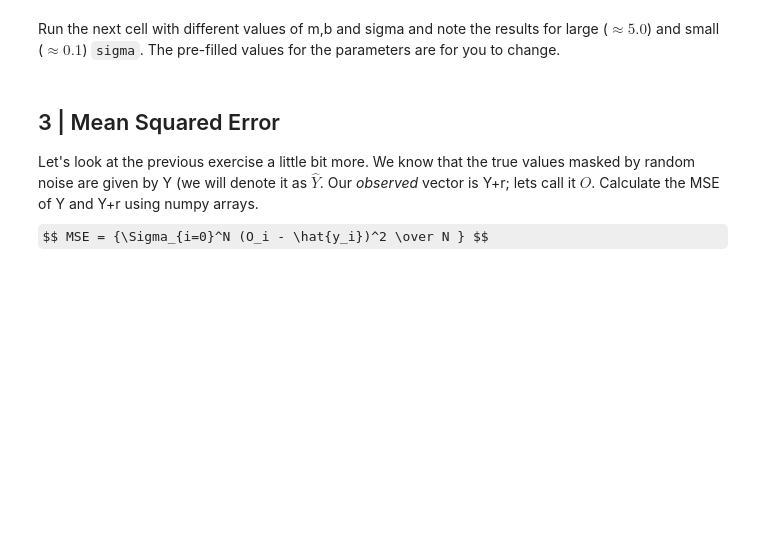
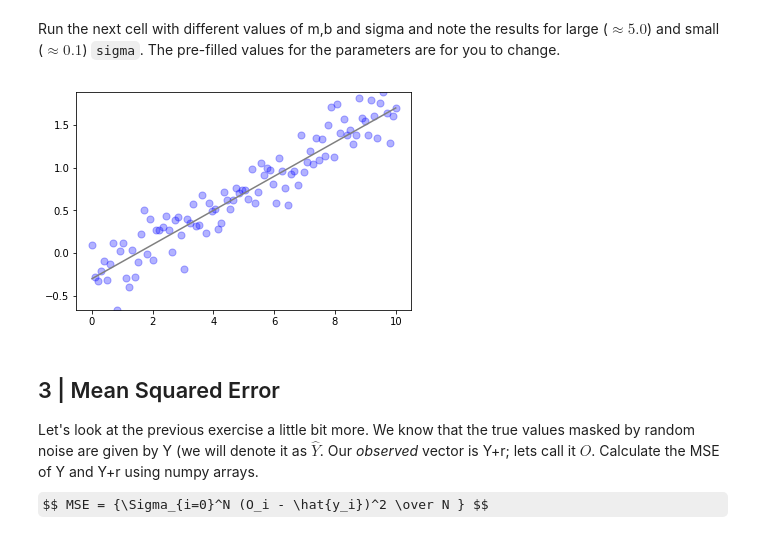
Before and after one commit to zkhundkar/ConnectIntensive, a Jupyter notebook: 02a Python-Numpy-matplotlib.ipynb, the cells around one changed output. Drawn from its saved outputs; the diff is of its cells as text; code cells hidden in the pictures; some formulas as TeX source; blank space fills up the shorter version.

```diff
--- a/02a Python-Numpy-matplotlib.ipynb
+++ b/02a Python-Numpy-matplotlib.ipynb
@@ -252,9 +270,9 @@ That's most of the walkthrough. Let's put together a few of the concepts reviewe
 2. A line or a inear function of x would be an array whose elements are $ m \times x + b $ where $ m $ and $ b $ are parameters. Create a function called f_line which takes $m$, $b$, and `X` as arguments and returns the linear function of `X`.
 # %%
 #TODO
-X = 0
+X = np.linspace(0, 10, 100)
 def f_line(m, b, X):
-    return
+    return X*m + b
 # %% [markdown]
 I've put together a function `quick_plot` that creates a scatter plot of input vectors X and Y and superimposes a line plot of a prediction vector (model).
 # %%
@@ -269,13 +287,15 @@ Run the next cell with different values of m,b and sigma and note the results fo
 # %%
 #TODO Assign values to m and b (keep them between -1.0 and 1.0)
 Y=f_line(m=0.2, b=-0.3, X=X);
 #TODO - Assign a value to sigma (between 0.1 and 5.0)
-sigma = 1.0
+sigma = 0.2
 
 # r is a vector of random numbers drawn from a normal distribution centered on 0, with a standard deviation of sigma.
 # quick_plot overlays the "observed" noisy data (Y+random values) and the underlying true value (Y).
 r =  np.random.normal(0, sigma, len(X))
 quick_plot(X, Y + r, Y)
+# %% [output]
+[figure, added]
 # %% [markdown]
 ## 3 | Mean Squared Error
 
```
Also changed, not shown: parts of 12 cells of this notebook, 1 other file.
